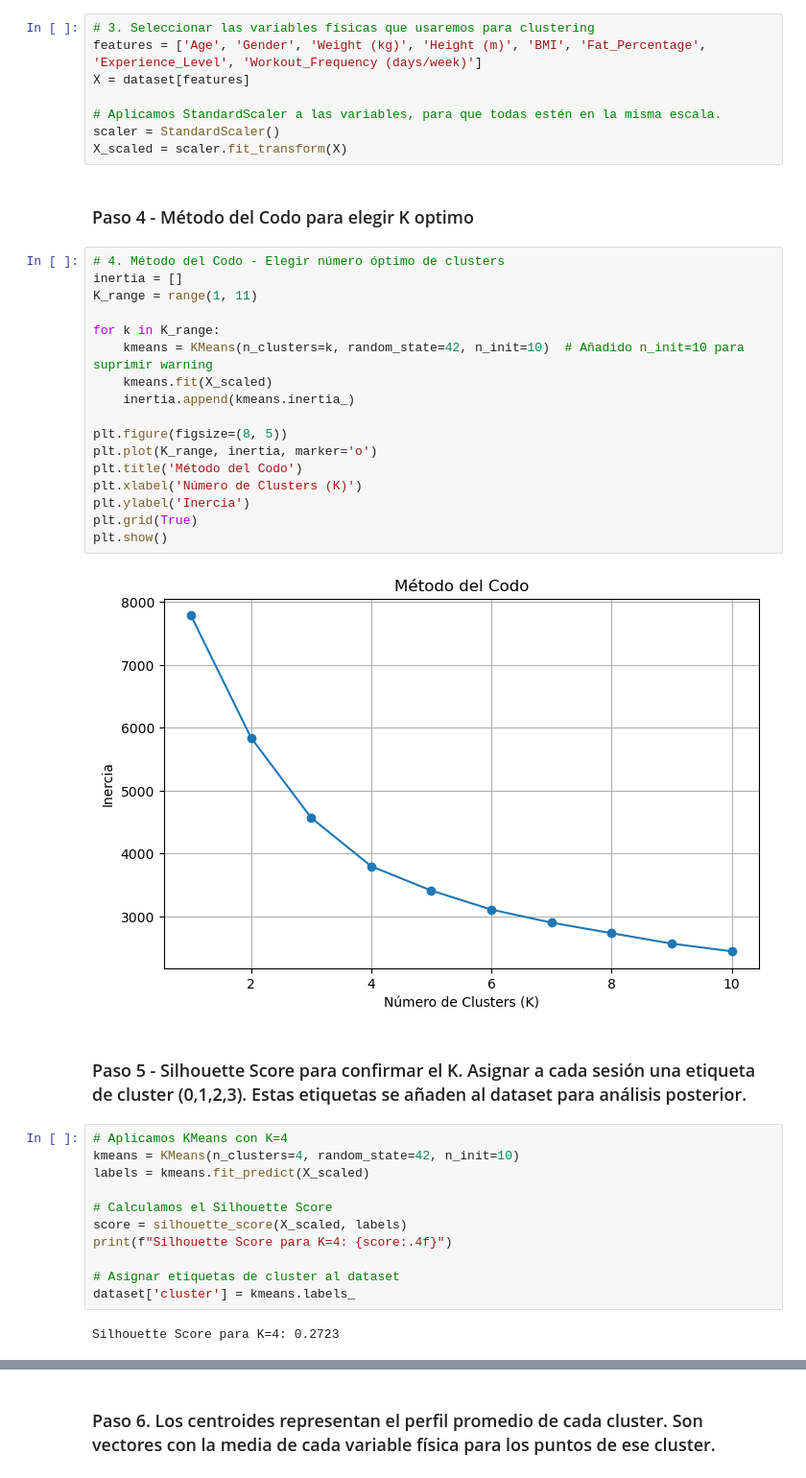
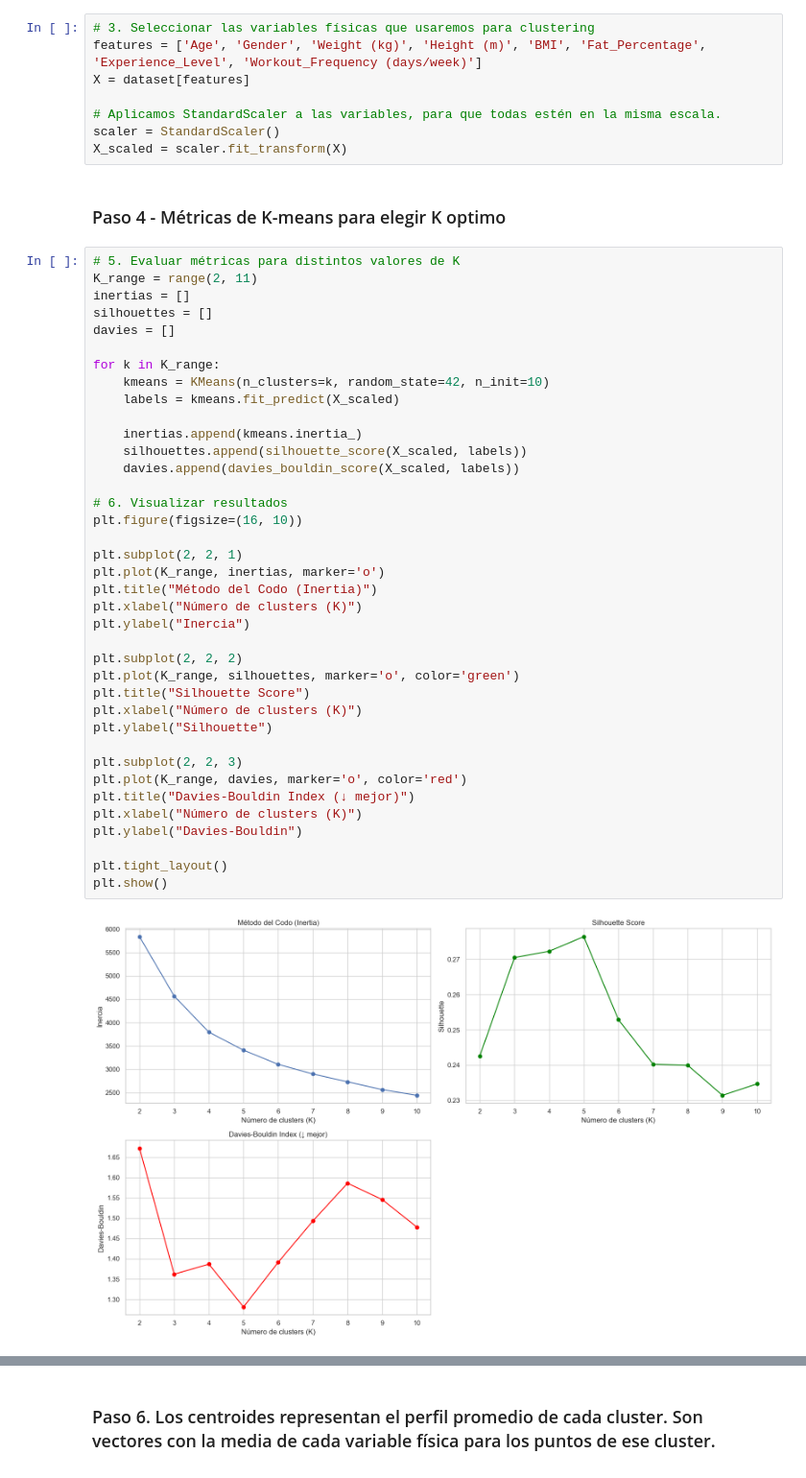
Before and after one commit to carlyg7/TFG, a Jupyter notebook: clustering.ipynb, the cells around one changed output, grey strips where cells are left out. Shown at 96% size. Saved outputs shown, nothing was run; the diff lists cells and outputs as text.

```diff
--- a/clustering.ipynb
+++ b/clustering.ipynb
@@ -30,38 +30,44 @@ X = dataset[features]
 scaler = StandardScaler()
 X_scaled = scaler.fit_transform(X)
 # %% [markdown]
-### Paso 4 - Método del Codo para elegir K optimo
+### Paso 4 - Métricas de K-means para elegir K optimo
-# %%
-# 4. Método del Codo - Elegir número óptimo de clusters
-inertia = []
-K_range = range(1, 11)
-
-for k in K_range:
-    kmeans = KMeans(n_clusters=k, random_state=42, n_init=10)  # Añadido n_init=10 para suprimir warning
-    kmeans.fit(X_scaled)
-    inertia.append(kmeans.inertia_)
-
-plt.figure(figsize=(8, 5))
-plt.plot(K_range, inertia, marker='o')
-plt.title('Método del Codo')
-plt.xlabel('Número de Clusters (K)')
-plt.ylabel('Inercia')
-plt.grid(True)
-plt.show()
-# %% [output]
-[figure, removed]
-# %% [markdown]
-### Paso 5 - Silhouette Score para confirmar el K. Asignar a cada sesión una etiqueta de cluster (0,1,2,3). Estas etiquetas se añaden al dataset para análisis posterior.
-# %%
-# Aplicamos KMeans con K=4
-kmeans = KMeans(n_clusters=4, random_state=42, n_init=10)
-labels = kmeans.fit_predict(X_scaled)
-
-# Calculamos el Silhouette Score
-score = silhouette_score(X_scaled, labels)
-print(f"Silhouette Score para K=4: {score:.4f}")
-
-# Asignar etiquetas de cluster al dataset
-dataset['cluster'] = kmeans.labels_
-# %% [output]
-Silhouette Score para K=4: 0.2723
+# %%
+# 5. Evaluar métricas para distintos valores de K
+K_range = range(2, 11)
+inertias = []
+silhouettes = []
+davies = []
+
+for k in K_range:
+    kmeans = KMeans(n_clusters=k, random_state=42, n_init=10)
+    labels = kmeans.fit_predict(X_scaled)
+
+    inertias.append(kmeans.inertia_)
+    silhouettes.append(silhouette_score(X_scaled, labels))
+    davies.append(davies_bouldin_score(X_scaled, labels))
+
+# 6. Visualizar resultados
+plt.figure(figsize=(16, 10))
+
+plt.subplot(2, 2, 1)
+plt.plot(K_range, inertias, marker='o')
+plt.title("Método del Codo (Inertia)")
+plt.xlabel("Número de clusters (K)")
+plt.ylabel("Inercia")
+
+plt.subplot(2, 2, 2)
+plt.plot(K_range, silhouettes, marker='o', color='green')
+plt.title("Silhouette Score")
+plt.xlabel("Número de clusters (K)")
+plt.ylabel("Silhouette")
+
+plt.subplot(2, 2, 3)
+plt.plot(K_range, davies, marker='o', color='red')
+plt.title("Davies-Bouldin Index (↓ mejor)")
+plt.xlabel("Número de clusters (K)")
+plt.ylabel("Davies-Bouldin")
+
+plt.tight_layout()
+plt.show()
+# %% [output]
+[figure, added]
```
Also changed, not shown: parts of 26 cells of this notebook, 7 other files.
